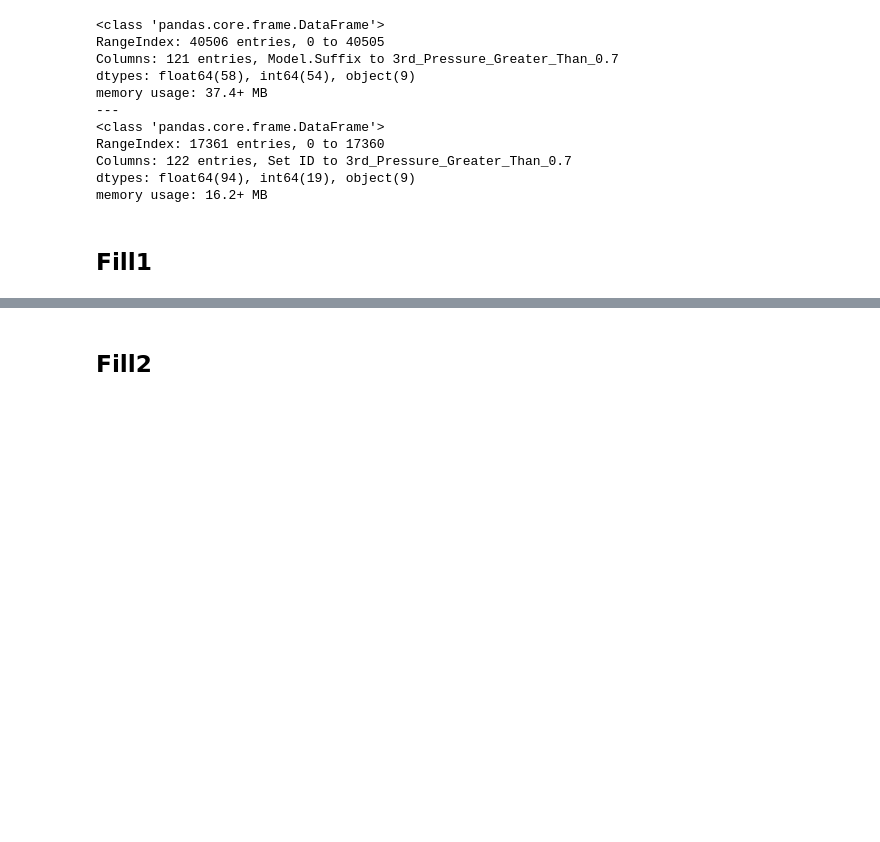
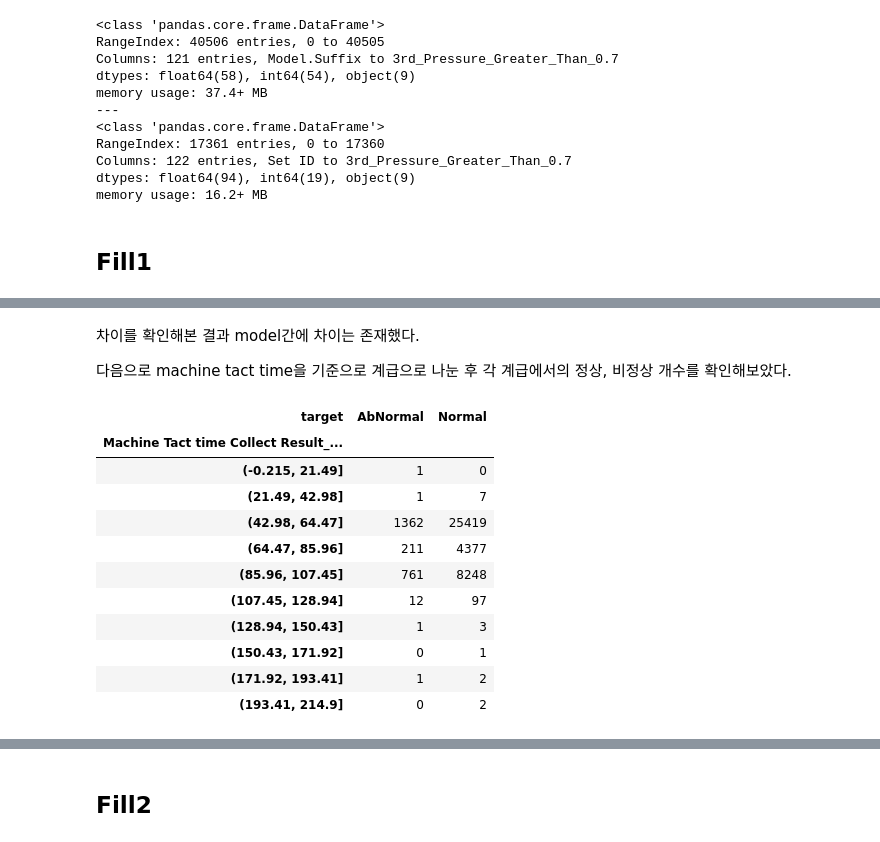
Before and after one commit to dyk9916/Lg_aimers5, a Jupyter notebook: total_code.ipynb, the cells around one changed output, grey strips where cells are left out. Cells and saved outputs as stored; diff of their text form; code cells hidden in the pictures; blank space fills up the shorter version.

```diff
--- a/total_code.ipynb
+++ b/total_code.ipynb
@@ -355,0 +415,24 @@ memory usage: 16.2+ MB
+# %% [markdown]
+차이를 확인해본 결과 model간에 차이는 존재했다.
+
+다음으로 machine tact time을 기준으로 계급으로 나눈 후 각 계급에서의 정상, 비정상 개수를 확인해보았다.
+# %%
+# Divide the machine tact time into 10 classes
+time_bins = pd.cut(extracted_data['Machine Tact time Collect Result_Fill1'], bins=10)
+
+# Group by the time bins and target to find the count of abnormal and normal for each class
+class_counts = extracted_data.groupby([time_bins, 'target']).size().unstack(fill_value=0)
+class_counts
+# %% [output]
+| target | AbNormal | Normal |
+| Machine Tact time Collect Result_... |  |  |
+| (-0.215, 21.49] | 1 | 0 |
+| (21.49, 42.98] | 1 | 7 |
+| (42.98, 64.47] | 1362 | 25419 |
+| (64.47, 85.96] | 211 | 4377 |
+| (85.96, 107.45] | 761 | 8248 |
+| (107.45, 128.94] | 12 | 97 |
+| (128.94, 150.43] | 1 | 3 |
+| (150.43, 171.92] | 0 | 1 |
+| (171.92, 193.41] | 1 | 2 |
+| (193.41, 214.9] | 0 | 2 |
```
Also changed, not shown: parts of 18 cells of this notebook, 2 other files.
